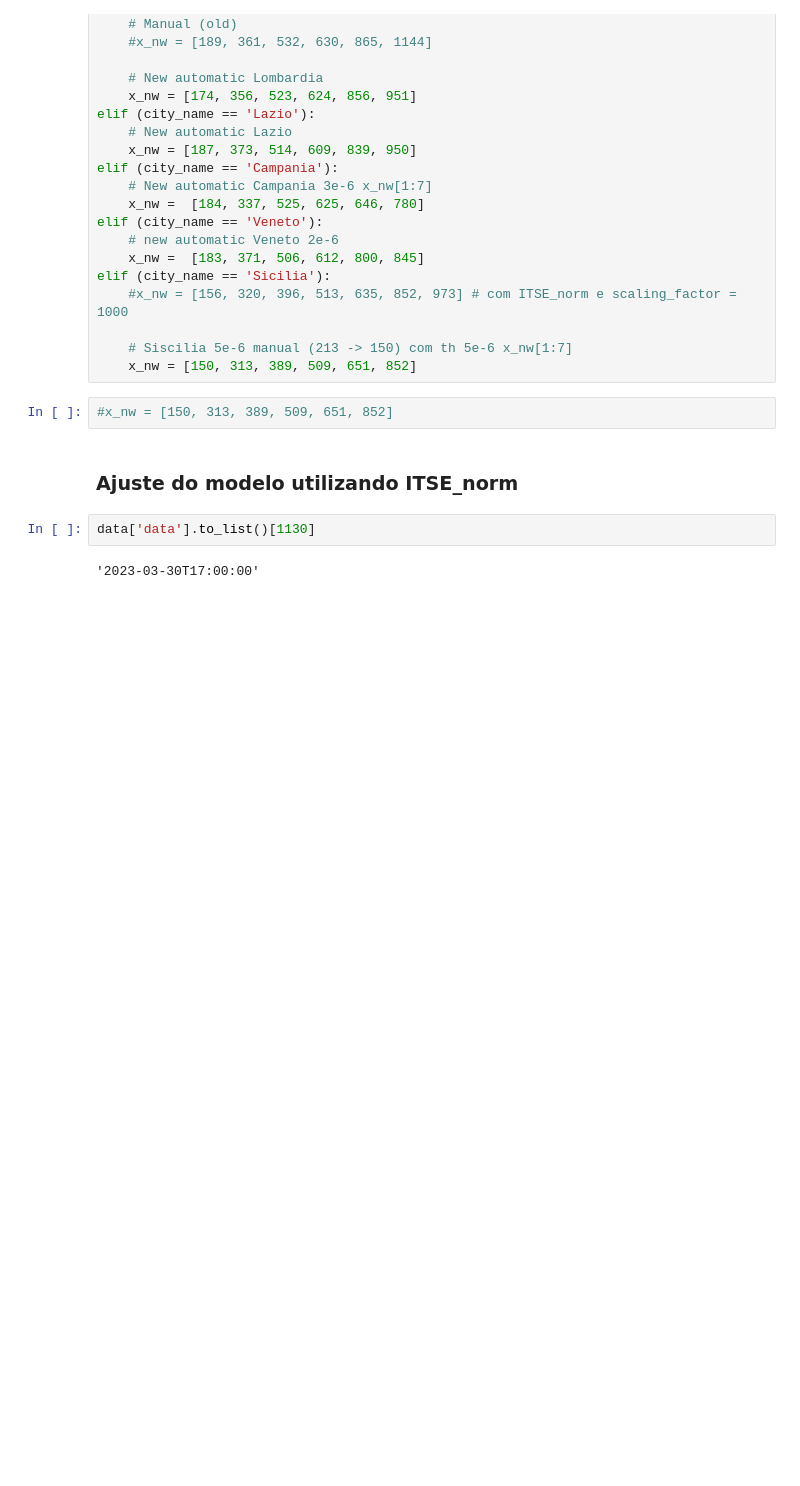
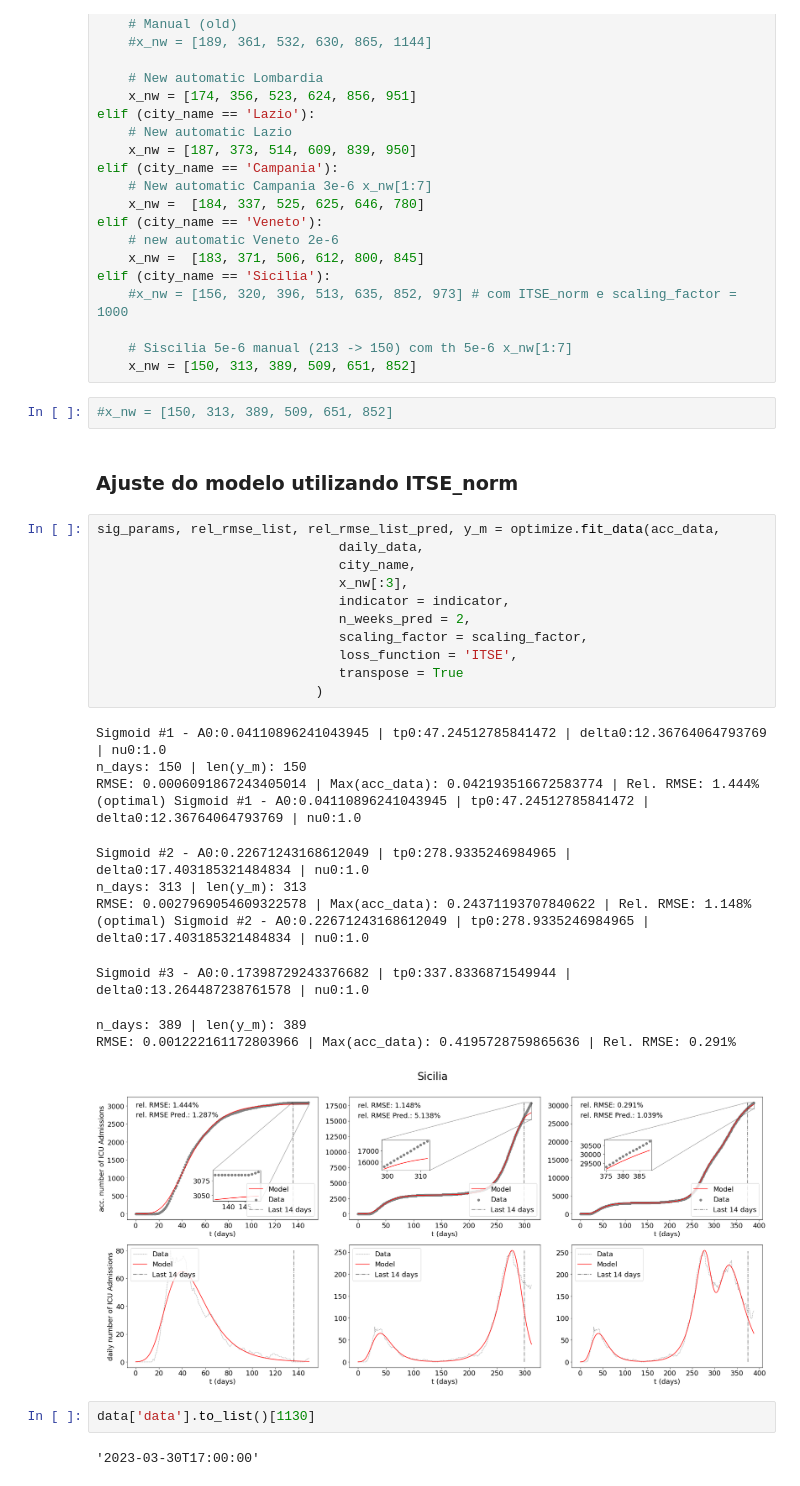
Before and after one commit to fpelogia/epid-models, a Jupyter notebook: Mestrado 2023/novos_testes.ipynb, the cells around one changed output. Saved outputs shown, nothing was run; the diff lists cells and outputs as text; blank space fills up the shorter version.

```diff
--- a/Mestrado 2023/novos_testes.ipynb
+++ b/Mestrado 2023/novos_testes.ipynb
@@ -143,6 +154,30 @@ elif (city_name == 'Sicilia'):
 #x_nw = [150, 313, 389, 509, 651, 852]
 # %% [markdown]
 ### Ajuste do modelo utilizando ITSE_norm
+# %%
+sig_params, rel_rmse_list, rel_rmse_list_pred, y_m = optimize.fit_data(acc_data,
+                               daily_data,
+                               city_name,
+                               x_nw[:3],
+                               indicator = indicator,
+                               n_weeks_pred = 2,
+                               scaling_factor = scaling_factor,
+                               loss_function = 'ITSE',
+                               transpose = True
+                            )
+# %% [output]
+Sigmoid #1 - A0:0.04110896241043945 | tp0:47.24512785841472 | delta0:12.36764064793769 | nu0:1.0
+n_days: 150 | len(y_m): 150
+RMSE: 0.0006091867243405014 | Max(acc_data): 0.042193516672583774 | Rel. RMSE: 1.444%
+(optimal) Sigmoid #1 - A0:0.04110896241043945 | tp0:47.24512785841472 | delta0:12.36764064793769 | nu0:1.0
+Sigmoid #2 - A0:0.22671243168612049 | tp0:278.9335246984965 | delta0:17.403185321484834 | nu0:1.0
+n_days: 313 | len(y_m): 313
+RMSE: 0.0027969054609322578 | Max(acc_data): 0.24371193707840622 | Rel. RMSE: 1.148%
+(optimal) Sigmoid #2 - A0:0.22671243168612049 | tp0:278.9335246984965 | delta0:17.403185321484834 | nu0:1.0
+Sigmoid #3 - A0:0.17398729243376682 | tp0:337.8336871549944 | delta0:13.264487238761578 | nu0:1.0
+n_days: 389 | len(y_m): 389
+RMSE: 0.001222161172803966 | Max(acc_data): 0.4195728759865636 | Rel. RMSE: 0.291%
+[figure, added]
 # %%
 data['data'].to_list()[1130]
 # %% [output]
```
Also changed, not shown: parts of 8 cells of this notebook, 19 other files.
